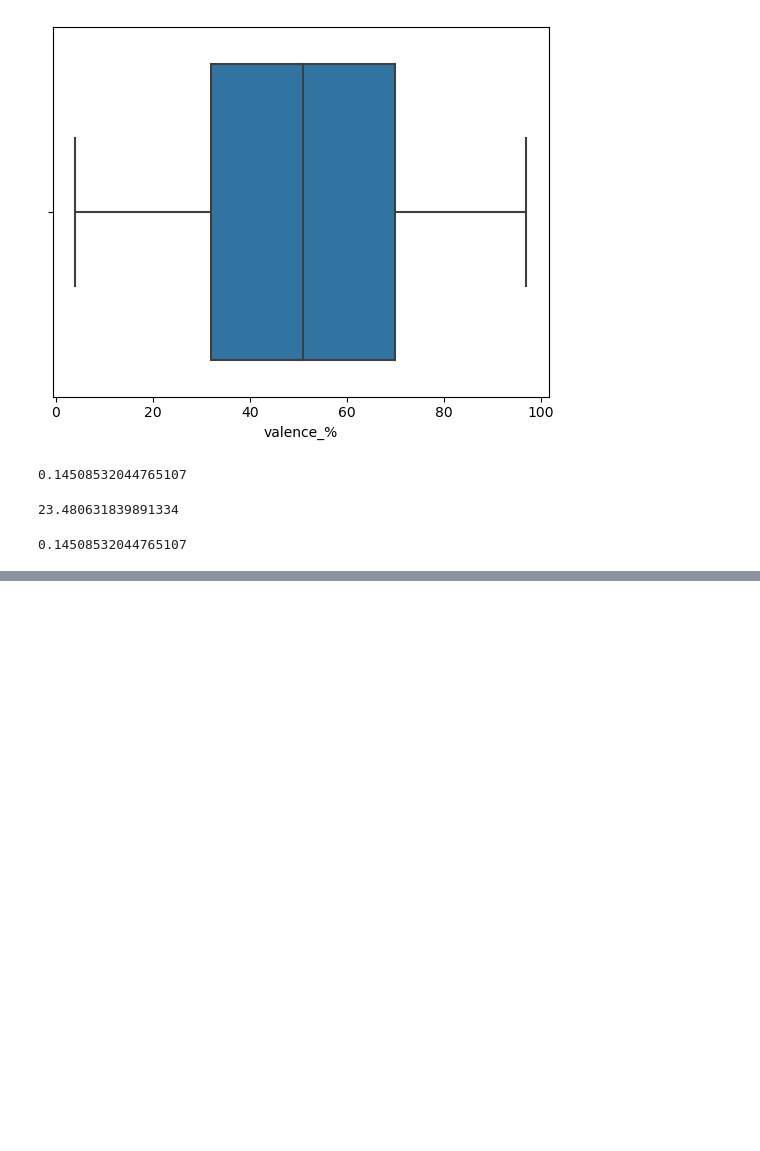
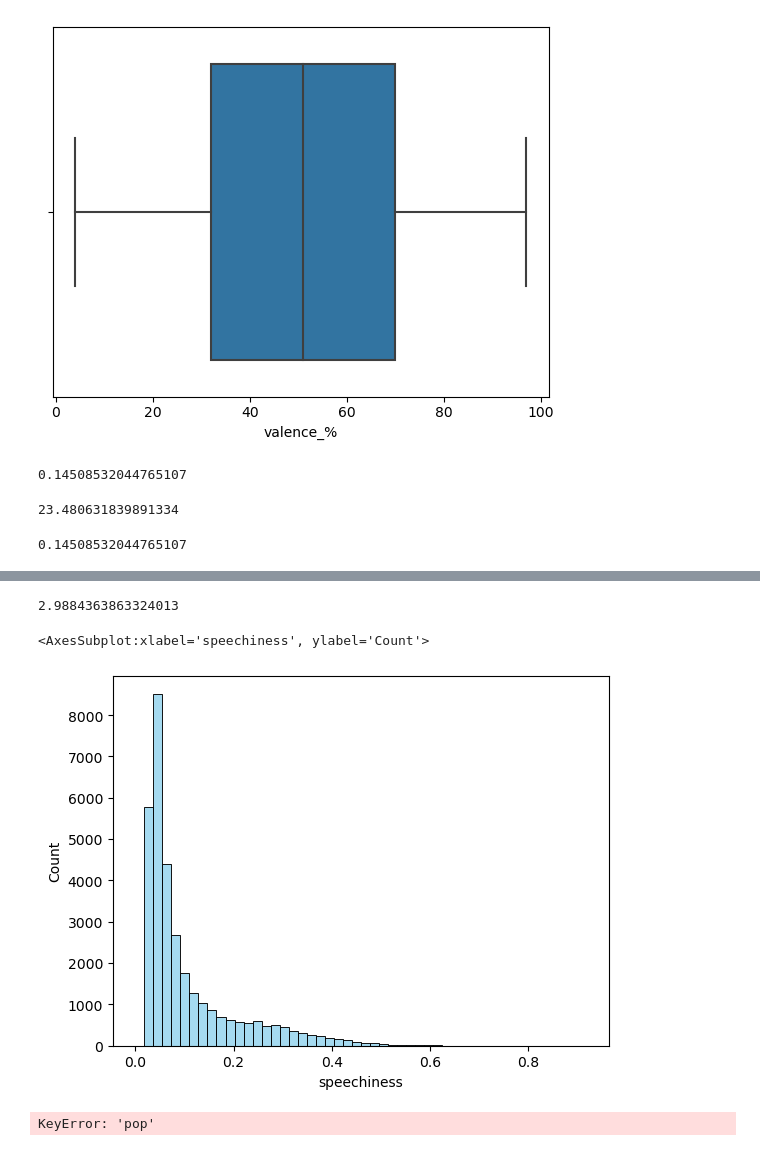
Before and after one commit to Rain0rShine/Artificial-Intelligence, a Jupyter notebook: Semester 1/Spotify/Spotify Songs.ipynb, the cells around one changed output, grey strips where cells are left out. Saved outputs shown, nothing was run; the diff lists cells and outputs as text; code cells hidden in the pictures; blank space fills up the shorter version.

```diff
--- a/Semester 1/Spotify/Spotify Songs.ipynb
+++ b/Semester 1/Spotify/Spotify Songs.ipynb
@@ -108,0 +105,13 @@ spotS["loudness"].std()
+# %%
+spotS["loudness"].std()
+# %% [output]
+2.9884363863324013
+# %%
+sns.histplot(spotS["speechiness"], bins = 50, kde=False, color='skyblue')
+# %% [output]
+<AxesSubplot:xlabel='speechiness', ylabel='Count'>
+[figure, added]
+# %%
+sns.histplot(spotS["speechiness"], bins = 50, kde=False, color='skyblue')
+# %% [output]
+KeyError: 'pop'
```
Also changed, not shown: parts of 10 cells of this notebook.
